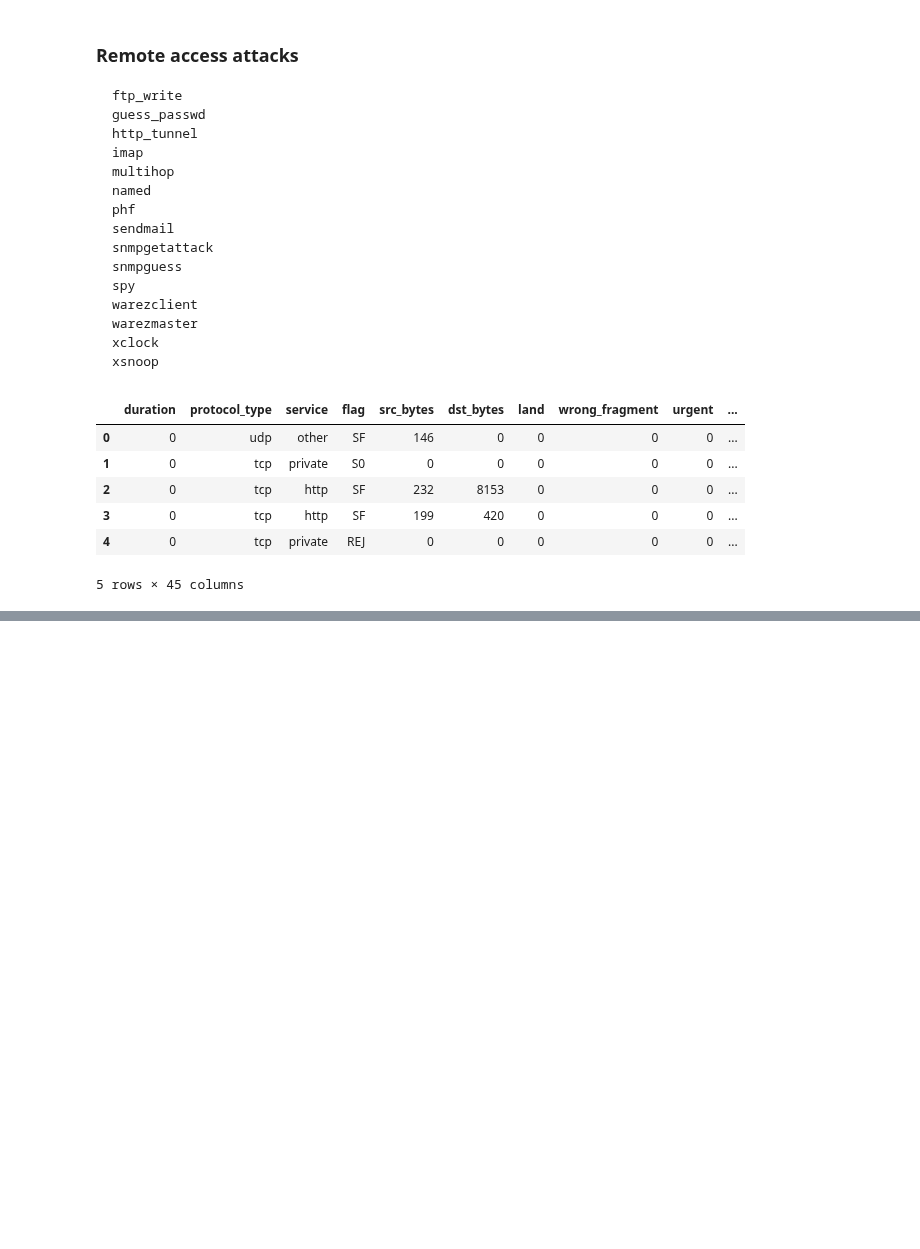
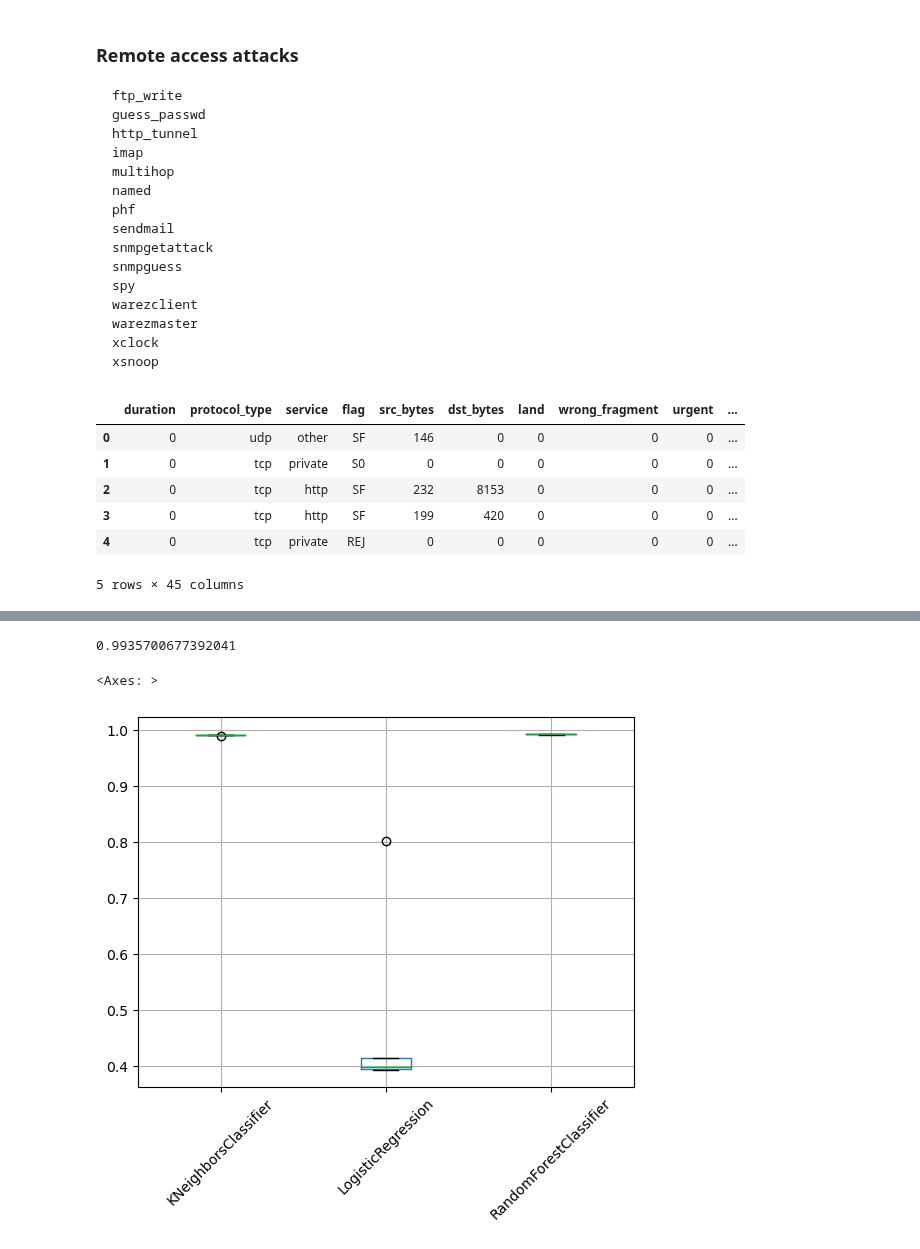
Before and after one commit to ABCchocolate/NIDS, a Jupyter notebook: NIDS.ipynb, the cells around one changed output, grey strips where cells are left out. Saved outputs shown, nothing was run; the diff lists cells and outputs as text; code cells hidden in the pictures; blank space fills up the shorter version.

```diff
--- a/NIDS.ipynb
+++ b/NIDS.ipynb
@@ -222,0 +348,47 @@ df.head()
+# %%
+# create our target classifications
+binary_y = df['attack_flag']
+multi_y = df['attack_map']
+
+test_binary_y = test_df['attack_flag']
+test_multi_y = test_df['attack_map']
+
+# build the training sets
+binary_train_X, binary_val_X, binary_train_y, binary_val_y = train_test_split(to_fit, binary_y, test_size=0.6)
+multi_train_X, multi_val_X, multi_train_y, multi_val_y = train_test_split(to_fit, multi_y, test_size = 0.6)
+# %%
+#Model fitting
+# model for the binary classification
+binary_model = RandomForestClassifier()
+binary_model.fit(binary_train_X, binary_train_y)
+binary_predictions = binary_model.predict(binary_val_X)
+
+# calculate and display our base accuracty
+base_rf_score = accuracy_score(binary_predictions,binary_val_y)
+base_rf_score
+# %% [output]
+0.9935700677392041
+# %%
+# define the list of models that we want to test
+models = [
+    RandomForestClassifier(),
+    LogisticRegression(max_iter=250),
+    KNeighborsClassifier(),
+]
+
+# an empty list to capture the performance of each model
+model_comps = []
+
+# walk through the models and populate our list
+for model in models:
+    model_name = model.__class__.__name__
+    accuracies = cross_val_score(model, binary_train_X, binary_train_y, scoring='accuracy')
+    for count, accuracy in enumerate(accuracies):
+        model_comps.append((model_name, count, accuracy))
+# %%
+# a box plot will do well to show us overall performance and the variation in the models.
+result_df = pd.DataFrame(model_comps, columns=['model_name', 'count', 'accuracy'])
+result_df.pivot(index='count',columns='model_name',values='accuracy').boxplot(rot=45)
+# %% [output]
+<Axes: >
+[figure, added]
```
Also changed, not shown: parts of 35 cells of this notebook, 1 other file.
